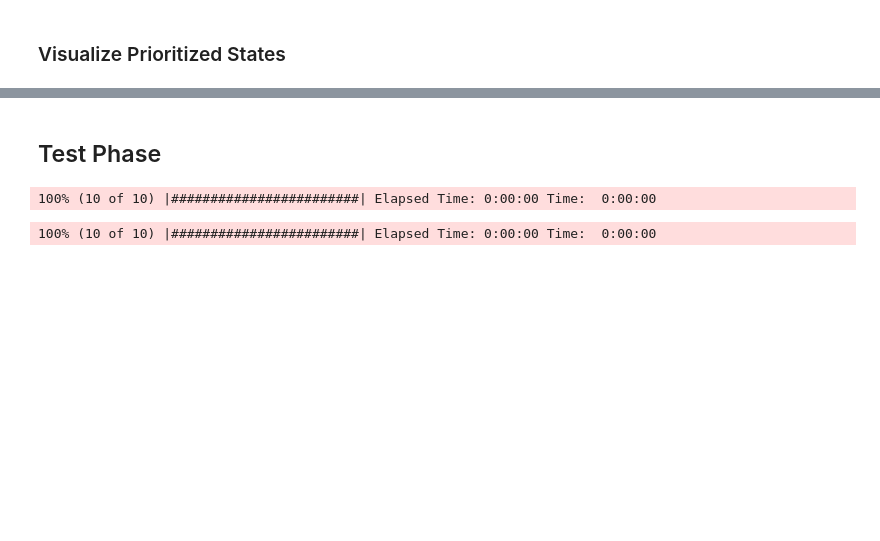
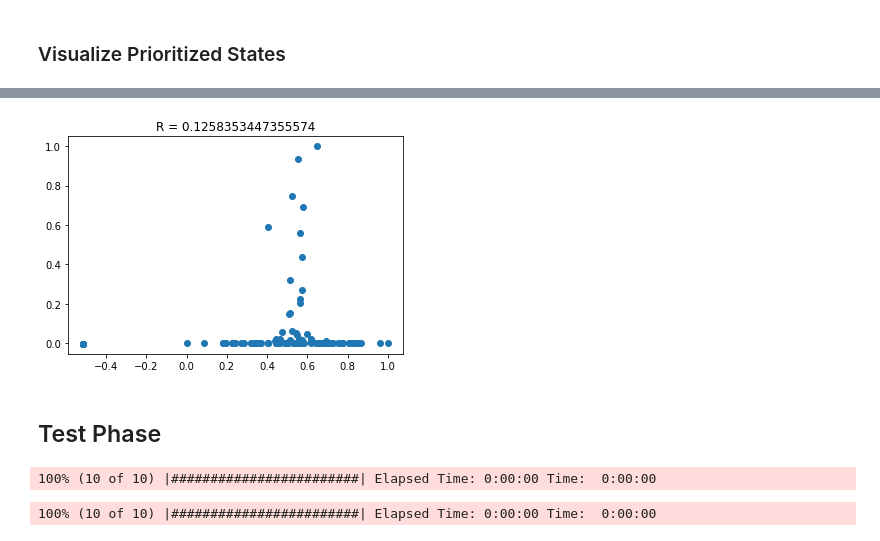
Before and after one commit to s-a-barnett/PrioritizedSR, a Jupyter notebook: neuronav/experiment_memcomp.ipynb, the cells around one changed output, grey strips where cells are left out. Drawn from its saved outputs; the diff is of its cells as text; code cells hidden in the pictures; blank space fills up the shorter version.

```diff
--- a/neuronav/experiment_memcomp.ipynb
+++ b/neuronav/experiment_memcomp.ipynb
@@ -197,3 +203,9 @@ plt.title('Prioritized States: SR-PS');
+# %%
+from scipy.stats import pearsonr
+plt.scatter(states_visited / states_visited.max(), prioritized_states / prioritized_states.max());
+plt.title(f'R = {pearsonr(states_visited, prioritized_states)[0]}');
+# %% [output]
+[figure, added]
 # %% [markdown]
 ## Test Phase
 # %%
```
Also changed, not shown: parts of 10 cells of this notebook, 1 other file.
